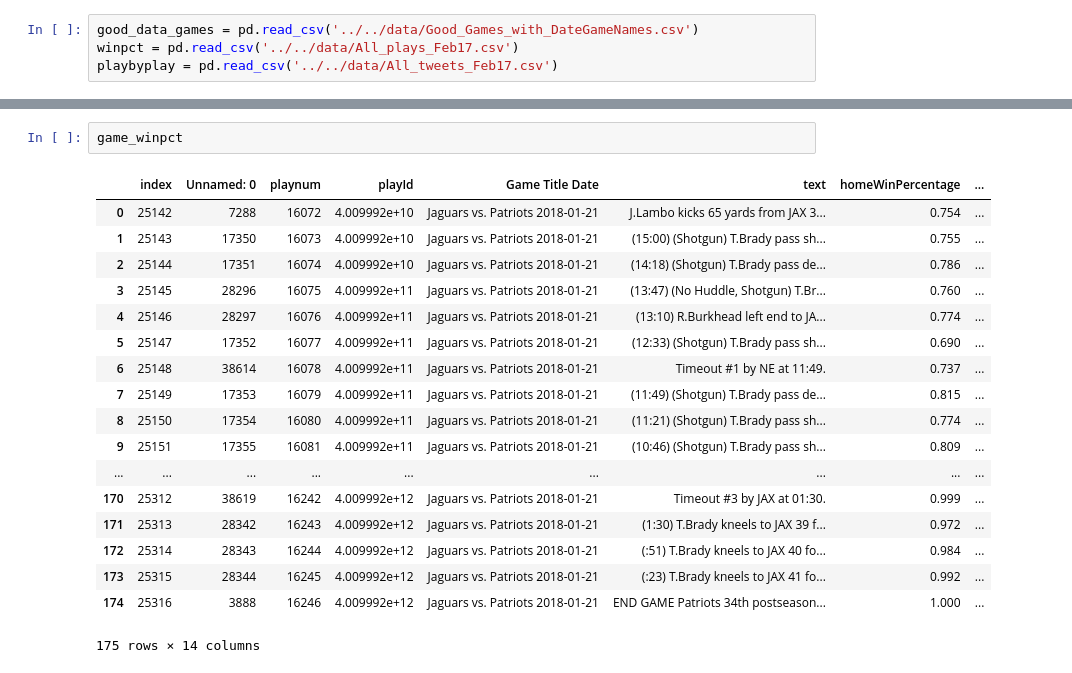
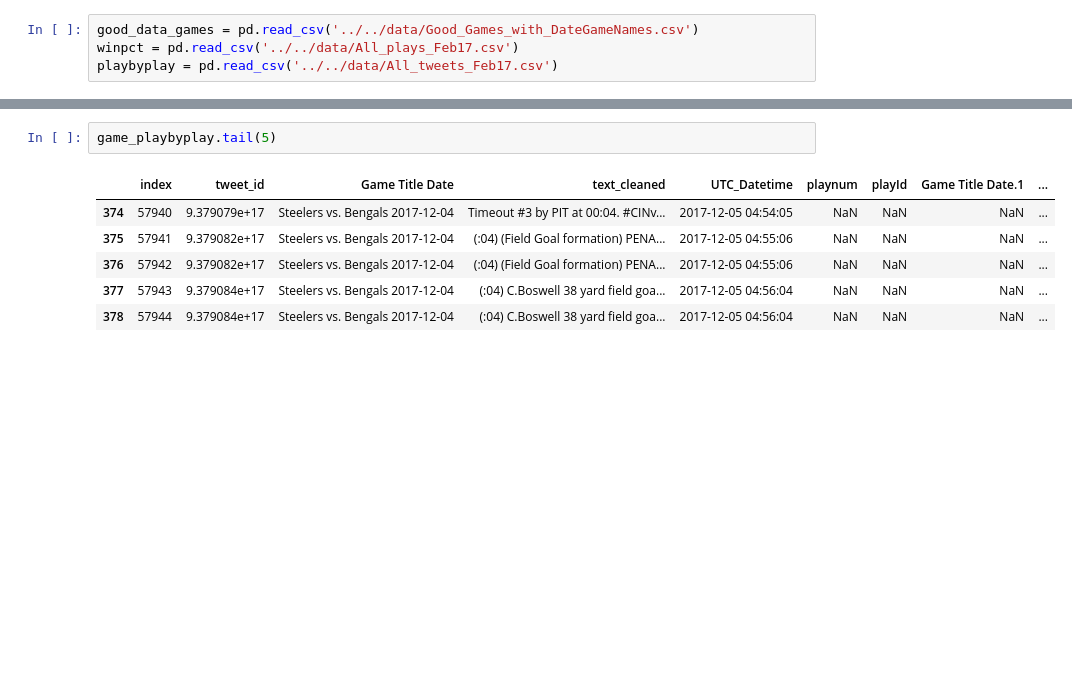
Before and after one commit to chadharness-mids/w266_final_project_merged, a Jupyter notebook: notebooks/wrangling/03-20-2019-CleanUpMisalignedGames.ipynb, the cells around one changed output, grey strips where cells are left out. Drawn from its saved outputs; the diff is of its cells as text; blank space fills up the shorter version.

```diff
--- a/notebooks/wrangling/03-20-2019-CleanUpMisalignedGames.ipynb
+++ b/notebooks/wrangling/03-20-2019-CleanUpMisalignedGames.ipynb
@@ -122,21 +136,9 @@ except:
-# %%
-game_winpct
-# %% [output]
-|  | index | Unnamed: 0 | playnum | playId | Game Title Date | text | homeWinPercentage | ... |
-| 0 | 25142 | 7288 | 16072 | 4.009992e+10 | Jaguars vs. Patriots 2018-01-21 | J.Lambo kicks 65 yards from JAX 3... | 0.754 | ... |
-| 1 | 25143 | 17350 | 16073 | 4.009992e+10 | Jaguars vs. Patriots 2018-01-21 | (15:00) (Shotgun) T.Brady pass sh... | 0.755 | ... |
-| 2 | 25144 | 17351 | 16074 | 4.009992e+10 | Jaguars vs. Patriots 2018-01-21 | (14:18) (Shotgun) T.Brady pass de... | 0.786 | ... |
-| 3 | 25145 | 28296 | 16075 | 4.009992e+11 | Jaguars vs. Patriots 2018-01-21 | (13:47) (No Huddle, Shotgun) T.Br... | 0.760 | ... |
-| 4 | 25146 | 28297 | 16076 | 4.009992e+11 | Jaguars vs. Patriots 2018-01-21 | (13:10) R.Burkhead left end to JA... | 0.774 | ... |
-| 5 | 25147 | 17352 | 16077 | 4.009992e+11 | Jaguars vs. Patriots 2018-01-21 | (12:33) (Shotgun) T.Brady pass sh... | 0.690 | ... |
-| 6 | 25148 | 38614 | 16078 | 4.009992e+11 | Jaguars vs. Patriots 2018-01-21 | Timeout #1 by NE at 11:49. | 0.737 | ... |
-| 7 | 25149 | 17353 | 16079 | 4.009992e+11 | Jaguars vs. Patriots 2018-01-21 | (11:49) (Shotgun) T.Brady pass de... | 0.815 | ... |
-| 8 | 25150 | 17354 | 16080 | 4.009992e+11 | Jaguars vs. Patriots 2018-01-21 | (11:21) (Shotgun) T.Brady pass sh... | 0.774 | ... |
-| 9 | 25151 | 17355 | 16081 | 4.009992e+11 | Jaguars vs. Patriots 2018-01-21 | (10:46) (Shotgun) T.Brady pass sh... | 0.809 | ... |
-| ... | ... | ... | ... | ... | ... | ... | ... | ... |
-| 170 | 25312 | 38619 | 16242 | 4.009992e+12 | Jaguars vs. Patriots 2018-01-21 | Timeout #3 by JAX at 01:30. | 0.999 | ... |
-| 171 | 25313 | 28342 | 16243 | 4.009992e+12 | Jaguars vs. Patriots 2018-01-21 | (1:30) T.Brady kneels to JAX 39 f... | 0.972 | ... |
-| 172 | 25314 | 28343 | 16244 | 4.009992e+12 | Jaguars vs. Patriots 2018-01-21 | (:51) T.Brady kneels to JAX 40 fo... | 0.984 | ... |
-| 173 | 25315 | 28344 | 16245 | 4.009992e+12 | Jaguars vs. Patriots 2018-01-21 | (:23) T.Brady kneels to JAX 41 fo... | 0.992 | ... |
-| 174 | 25316 | 3888 | 16246 | 4.009992e+12 | Jaguars vs. Patriots 2018-01-21 | END GAME Patriots 34th postseason... | 1.000 | ... |
-175 rows × 14 columns
+# %%
+game_playbyplay.tail(5)
+# %% [output]
+|  | index | tweet_id | Game Title Date | text_cleaned | UTC_Datetime | playnum | playId | Game Title Date.1 | ... |
+| 374 | 57940 | 9.379079e+17 | Steelers vs. Bengals 2017-12-04 | Timeout #3 by PIT at 00:04. #CINv... | 2017-12-05 04:54:05 | NaN | NaN | NaN | ... |
+| 375 | 57941 | 9.379082e+17 | Steelers vs. Bengals 2017-12-04 | (:04) (Field Goal formation) PENA... | 2017-12-05 04:55:06 | NaN | NaN | NaN | ... |
+| 376 | 57942 | 9.379082e+17 | Steelers vs. Bengals 2017-12-04 | (:04) (Field Goal formation) PENA... | 2017-12-05 04:55:06 | NaN | NaN | NaN | ... |
+| 377 | 57943 | 9.379084e+17 | Steelers vs. Bengals 2017-12-04 | (:04) C.Boswell 38 yard field goa... | 2017-12-05 04:56:04 | NaN | NaN | NaN | ... |
+| 378 | 57944 | 9.379084e+17 | Steelers vs. Bengals 2017-12-04 | (:04) C.Boswell 38 yard field goa... | 2017-12-05 04:56:04 | NaN | NaN | NaN | ... |
```
Also changed, not shown: parts of 3 cells of this notebook, 40 other files.
